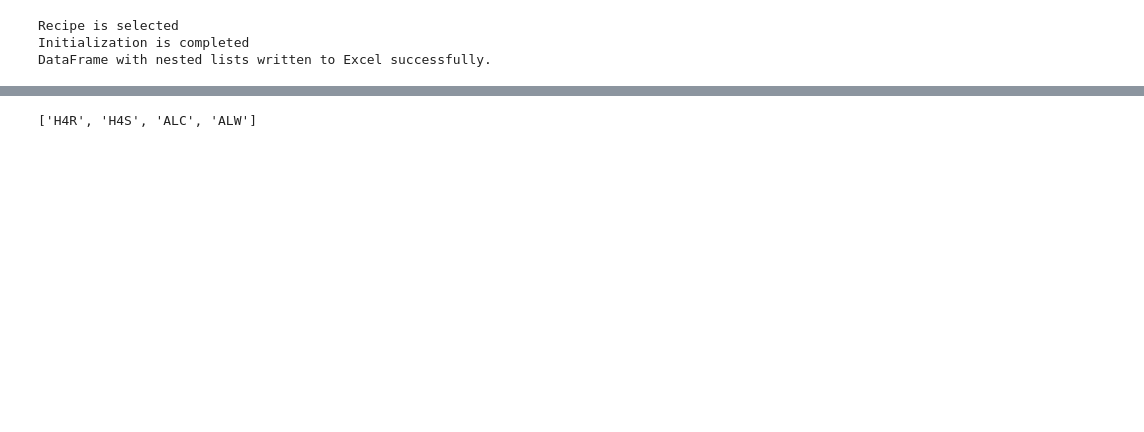
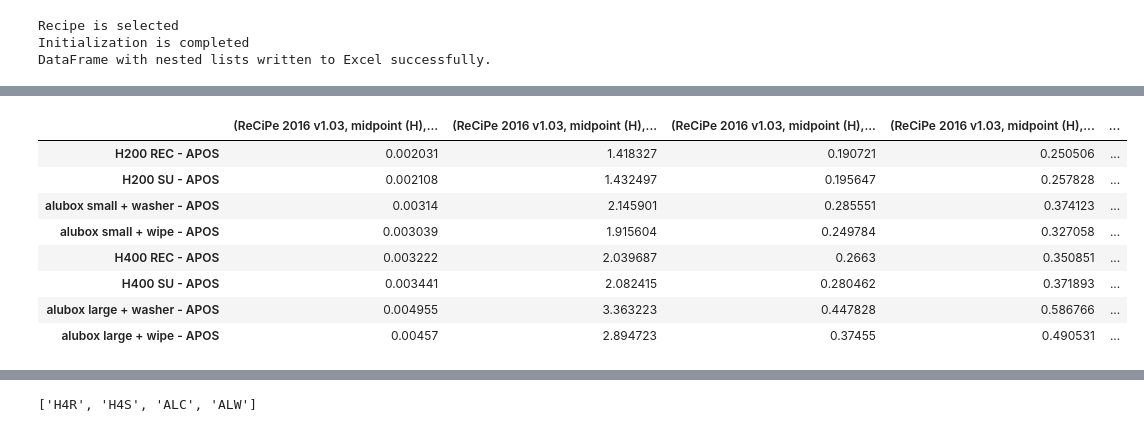
Before and after one commit to RuneWF/Single-use-vs-multi-use-in-health-care, a Jupyter notebook: Brighway/Ofir/Ofir.ipynb, the cells around one changed output, grey strips where cells are left out. Cells and saved outputs as stored; diff of their text form; code cells hidden in the pictures; blank space fills up the shorter version.

```diff
--- a/Brighway/Ofir/Ofir.ipynb
+++ b/Brighway/Ofir/Ofir.ipynb
@@ -125,6 +137,18 @@ unique_elements = lc.unique_elements_list(database_name)
 colors = s.plot_colors(unique_elements,'turbo')
 
 inputs = [flow_legend, colors, save_dir, db_type, database_name]
+# %%
+df_tot
+# %% [output]
+|  | (ReCiPe 2016 v1.03, midpoint (H),... | (ReCiPe 2016 v1.03, midpoint (H),... | (ReCiPe 2016 v1.03, midpoint (H),... | (ReCiPe 2016 v1.03, midpoint (H),... | ... |
+| H200 REC - APOS | 0.002031 | 1.418327 | 0.190721 | 0.250506 | ... |
+| H200 SU - APOS | 0.002108 | 1.432497 | 0.195647 | 0.257828 | ... |
+| alubox small + washer - APOS | 0.00314 | 2.145901 | 0.285551 | 0.374123 | ... |
+| alubox small + wipe - APOS | 0.003039 | 1.915604 | 0.249784 | 0.327058 | ... |
+| H400 REC - APOS | 0.003222 | 2.039687 | 0.2663 | 0.350851 | ... |
+| H400 SU - APOS | 0.003441 | 2.082415 | 0.280462 | 0.371893 | ... |
+| alubox large + washer - APOS | 0.004955 | 3.363223 | 0.447828 | 0.586766 | ... |
+| alubox large + wipe - APOS | 0.00457 | 2.894723 | 0.37455 | 0.490531 | ... |
 # %%
 leg_pos_mid = .601
 
```
Also changed, not shown: parts of 11 cells of this notebook, 15 other files.
